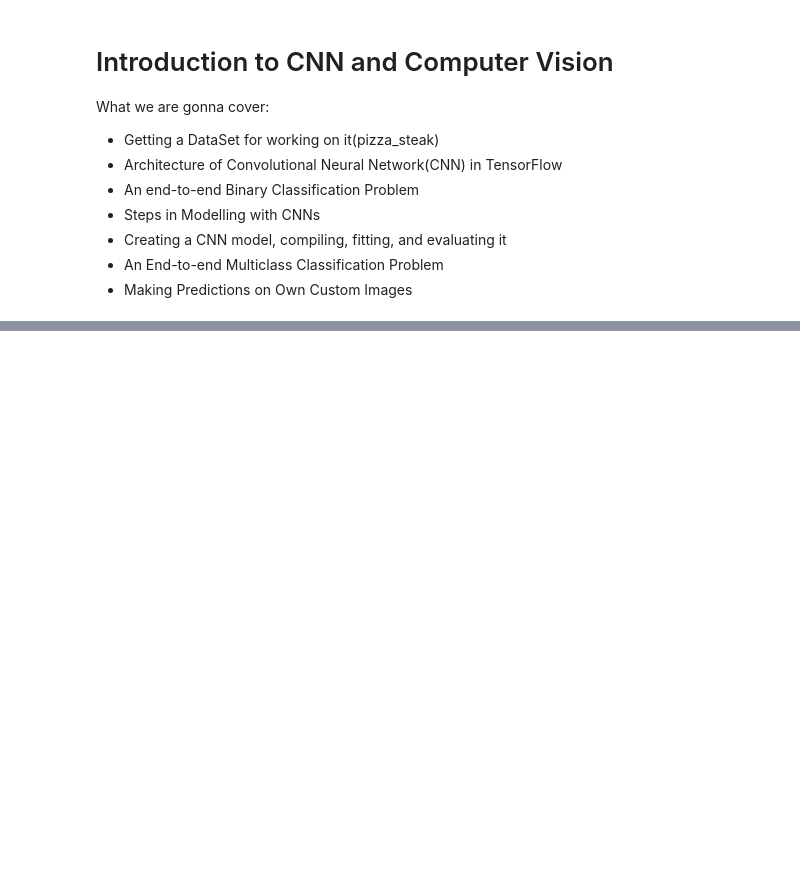
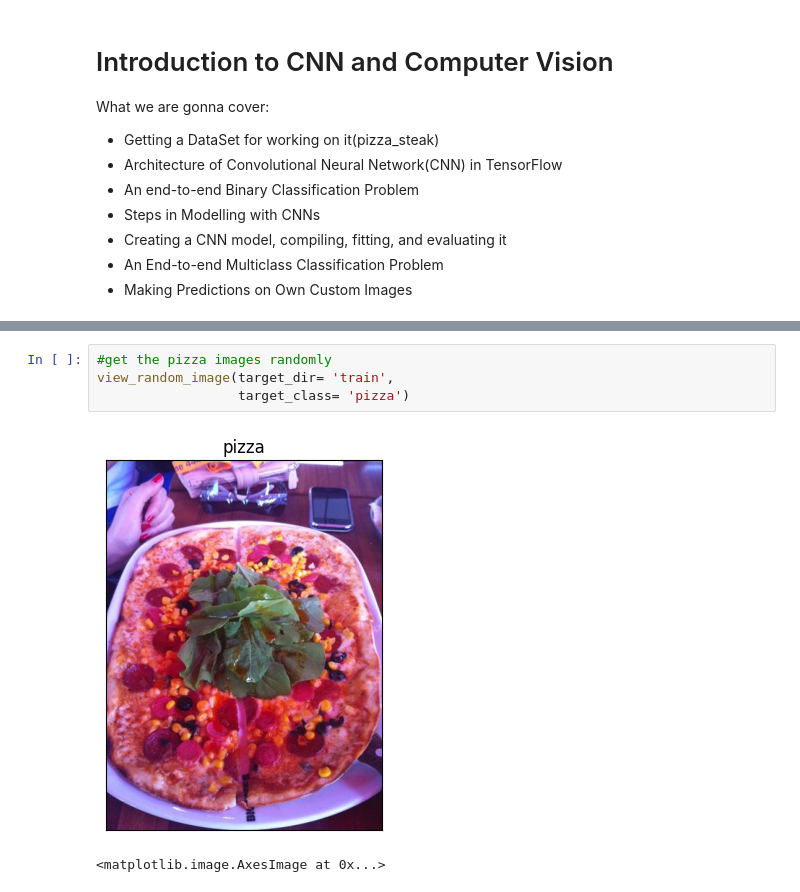
Before and after one commit to hasanzeynal/TensorFlow-Developer-Certificate, a Jupyter notebook: 03_CNN_and_Computer_Vision/computer_vision_and_cnn_in_tensorflow.ipynb, the cells around one changed output, grey strips where cells are left out. Drawn from its saved outputs; the diff is of its cells as text; blank space fills up the shorter version.

```diff
--- a/03_CNN_and_Computer_Vision/computer_vision_and_cnn_in_tensorflow.ipynb
+++ b/03_CNN_and_Computer_Vision/computer_vision_and_cnn_in_tensorflow.ipynb
@@ -26,0 +122,7 @@ What we are gonna cover:
+# %%
+#get the pizza images randomly
+view_random_image(target_dir= 'train',
+                  target_class= 'pizza')
+# %% [output]
+[figure, added]
+<matplotlib.image.AxesImage at 0x...>
```
Also changed, not shown: parts of 25 cells of this notebook.
